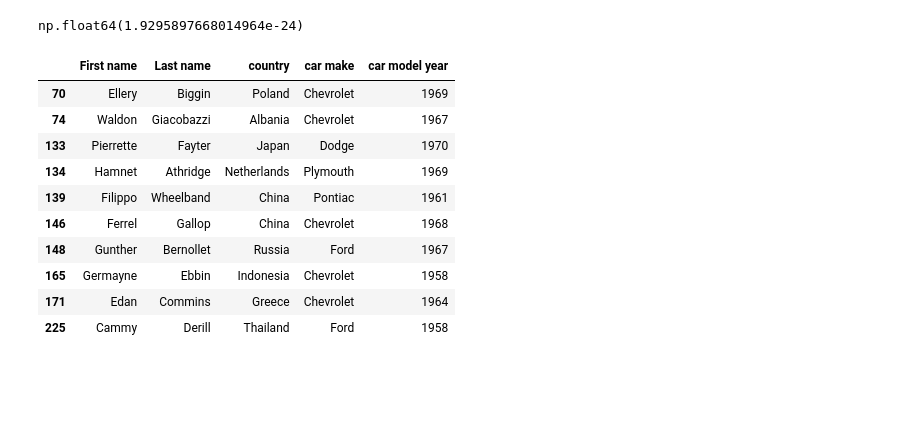
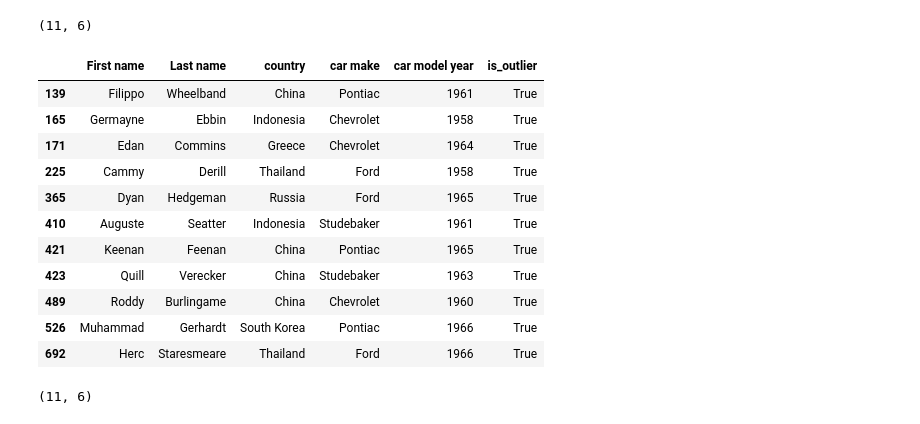
Before and after one commit to MaximKucheriaviy/labNUFT, a Jupyter notebook: VBA/lab6/lab6Notebook.ipynb, the cells around one changed output. Drawn from its saved outputs; the diff is of its cells as text; code cells hidden in the pictures; blank space fills up the shorter version.

```diff
--- a/VBA/lab6/lab6Notebook.ipynb
+++ b/VBA/lab6/lab6Notebook.ipynb
@@ -7,26 +8,46 @@ import scipy.stats as stats
 
 data = pd.read_excel('source.xlsm', engine='openpyxl')
 # %%
-statistic, p_value = stats.shapiro(data['car model year'].dropna())
-p_value
+def chauvenet_criterion(df, column):
+    N = len(df)
+    mean = df[column].mean()
+    std = df[column].std()
+    distances = np.abs(df[column] - mean) / std
+
+    probabilities = 1 - stats.norm.cdf(distances)
+    total_probabilities = 2 * probabilities
+
+    threshold = 1 / (2 * N)
+    df["is_outlier"] = total_probabilities < threshold
+    return df
+
+result = chauvenet_criterion(data, "car model year")
+
+
+result[(result['is_outlier'])].shape
 # %% [output]
-np.float64(1.9295897668014964e-24)
+(11, 6)
+# %%
+result[(result['is_outlier'])]
+# %% [output]
+|  | First name | Last name | country | car make | car model year | is_outlier |
+| 139 | Filippo | Wheelband | China | Pontiac | 1961 | True |
+| 165 | Germayne | Ebbin | Indonesia | Chevrolet | 1958 | True |
+| 171 | Edan | Commins | Greece | Chevrolet | 1964 | True |
+| 225 | Cammy | Derill | Thailand | Ford | 1958 | True |
+| 365 | Dyan | Hedgeman | Russia | Ford | 1965 | True |
+| 410 | Auguste | Seatter | Indonesia | Studebaker | 1961 | True |
+| 421 | Keenan | Feenan | China | Pontiac | 1965 | True |
+| 423 | Quill | Verecker | China | Studebaker | 1963 | True |
+| 489 | Roddy | Burlingame | China | Chevrolet | 1960 | True |
+| 526 | Muhammad | Gerhardt | South Korea | Pontiac | 1966 | True |
+| 692 | Herc | Staresmeare | Thailand | Ford | 1966 | True |
 # %%
 
 dataCarModeYearD = data['car model year'].describe()
 lowBound = dataCarModeYearD['25%'] - (1.5 * (dataCarModeYearD['75%'] - dataCarModeYearD['25%']))
 highBound = dataCarModeYearD['75%'] + (1.5 * (dataCarModeYearD['75%'] - dataCarModeYearD['25%']))
-outliers = data[(data['car model year'] < lowBound) | (data['car model year'] > highBound)]
-outliers.head(10)
+result = data[(data['car model year'] < lowBound) | (data['car model year'] > highBound)]
+result[(result['is_outlier'])].shape
 # %% [output]
-|  | First name | Last name | country | car make | car model year |
-| 70 | Ellery | Biggin | Poland | Chevrolet | 1969 |
-| 74 | Waldon | Giacobazzi | Albania | Chevrolet | 1967 |
-| 133 | Pierrette | Fayter | Japan | Dodge | 1970 |
-| 134 | Hamnet | Athridge | Netherlands | Plymouth | 1969 |
-| 139 | Filippo | Wheelband | China | Pontiac | 1961 |
-| 146 | Ferrel | Gallop | China | Chevrolet | 1968 |
-| 148 | Gunther | Bernollet | Russia | Ford | 1967 |
-| 165 | Germayne | Ebbin | Indonesia | Chevrolet | 1958 |
-| 171 | Edan | Commins | Greece | Chevrolet | 1964 |
-| 225 | Cammy | Derill | Thailand | Ford | 1958 |
+(11, 6)
```
Also changed, not shown: parts of 4 cells of this notebook, 7 other files.
